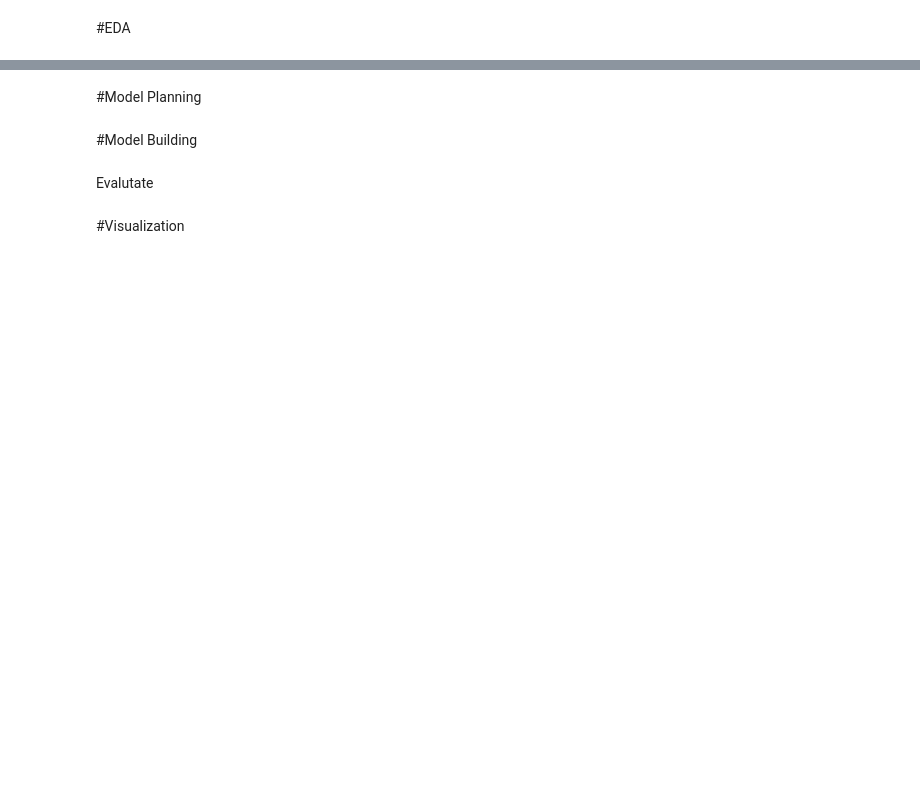
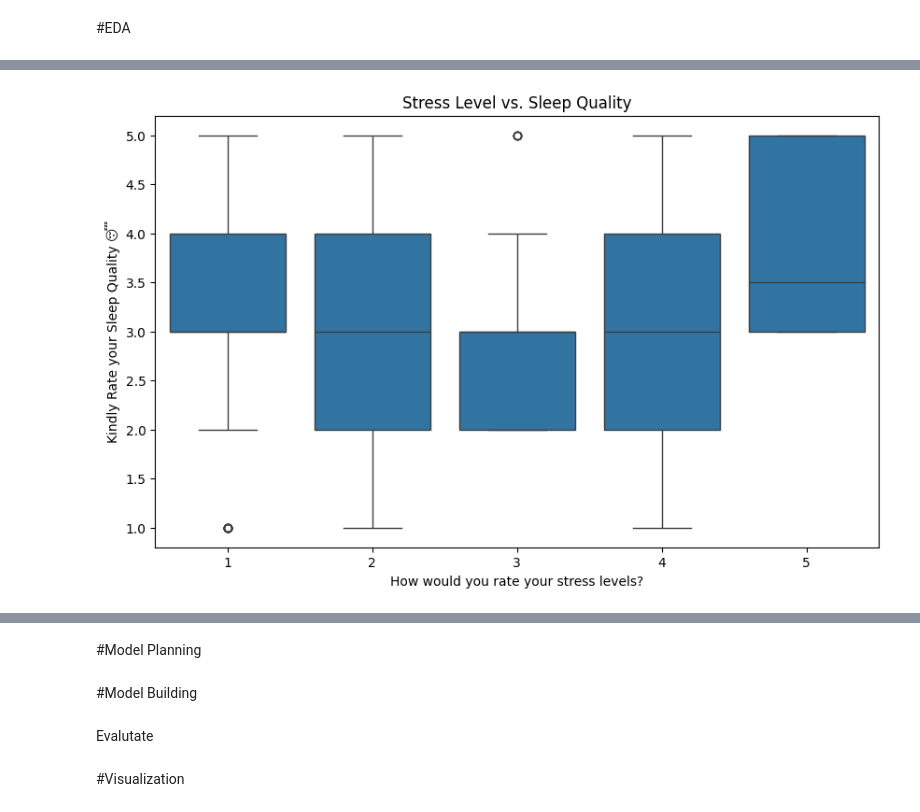
Before and after one commit to Phassakorn512/CS240-termproject, a Jupyter notebook: termproject.ipynb, the cells around one changed output, grey strips where cells are left out. Saved outputs shown, nothing was run; the diff lists cells and outputs as text; code cells hidden in the pictures; blank space fills up the shorter version.

```diff
--- a/termproject.ipynb
+++ b/termproject.ipynb
@@ -265,0 +255,7 @@ df[features_to_scale].head()
+# %%
+plt.figure(figsize=(10, 6))
+sb.boxplot(x='How would you rate your stress levels?', y='Kindly Rate your Sleep Quality 😴', data=df)
+plt.title('Stress Level vs. Sleep Quality')
+plt.show()
+# %% [output]
+[figure, added]
```
Also changed, not shown: parts of 10 cells of this notebook.
